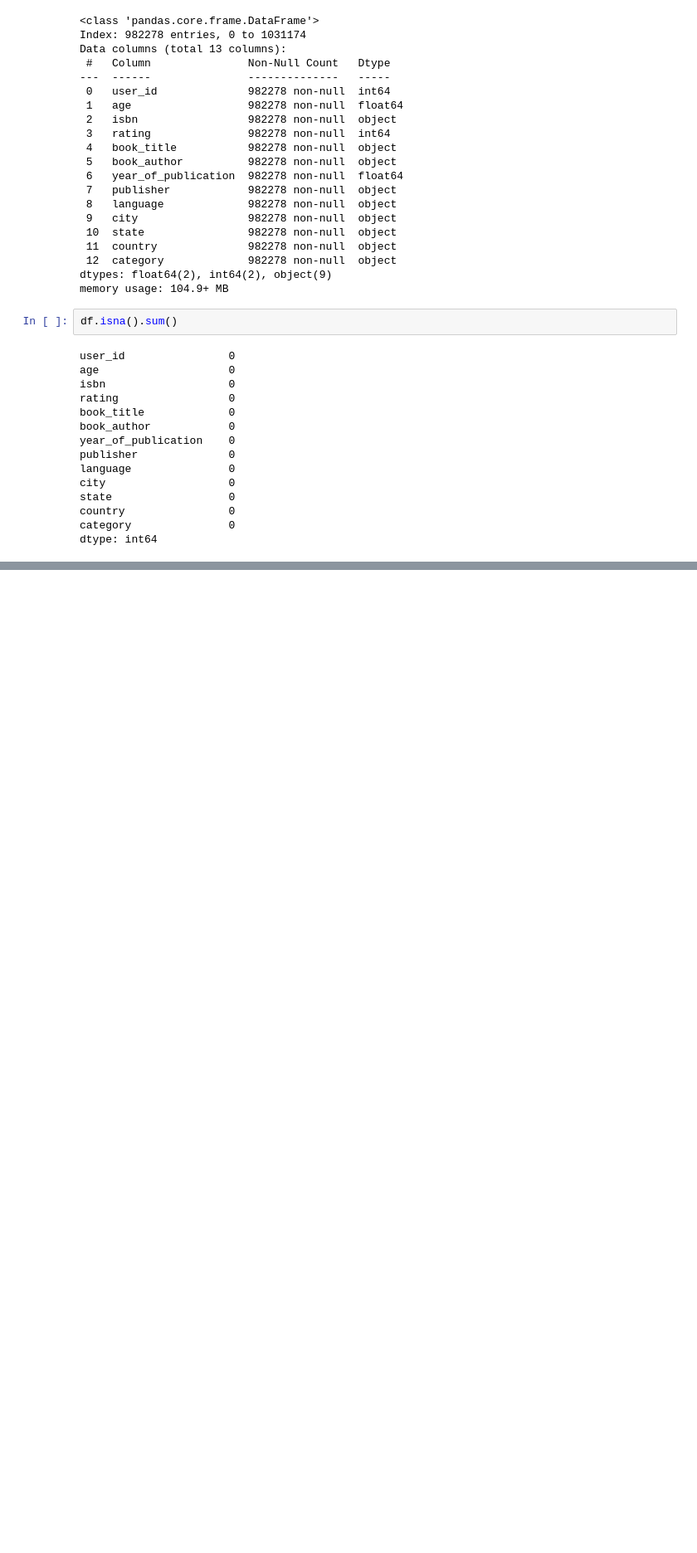
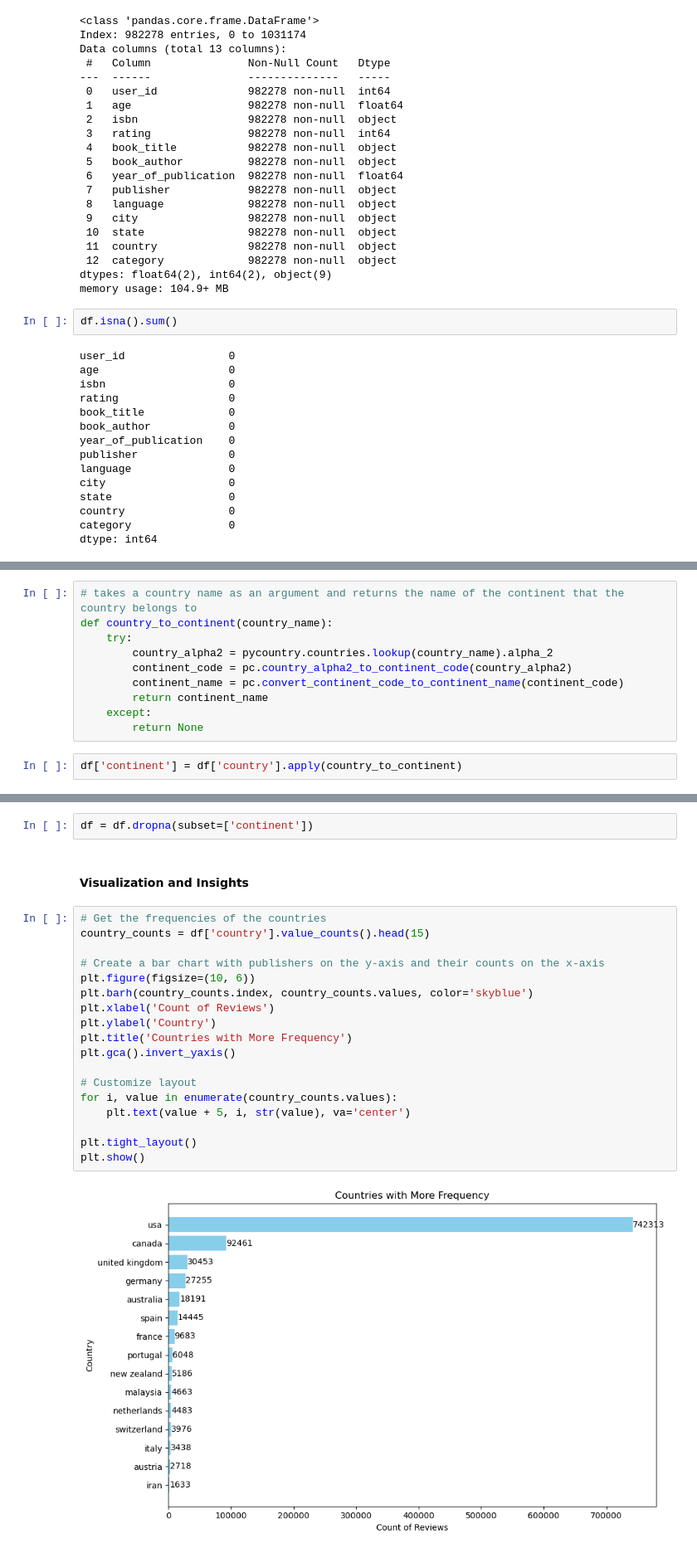
Before and after one commit to DiegoFA1/oct2024_capstone, a Jupyter notebook: notebooks/Preprocessing.ipynb, the cells around one changed output, grey strips where cells are left out. Shown at 83% size. Cells and saved outputs as stored; diff of their text form; blank space fills up the shorter version.

```diff
--- a/notebooks/Preprocessing.ipynb
+++ b/notebooks/Preprocessing.ipynb
@@ -66,0 +113,12 @@ As we can see, even though our data is clean, we are dealing with a large number
+# %%
+# takes a country name as an argument and returns the name of the continent that the country belongs to
+def country_to_continent(country_name):
+    try:
+        country_alpha2 = pycountry.countries.lookup(country_name).alpha_2
+        continent_code = pc.country_alpha2_to_continent_code(country_alpha2)
+        continent_name = pc.convert_continent_code_to_continent_name(continent_code)
+        return continent_name
+    except:
+        return None
+# %%
+df['continent'] = df['country'].apply(country_to_continent)
@@ -66,0 +142,24 @@ As we can see, even though our data is clean, we are dealing with a large number
+# %%
+df = df.dropna(subset=['continent'])
+# %% [markdown]
+#### Visualization and Insights
+# %%
+# Get the frequencies of the countries
+country_counts = df['country'].value_counts().head(15)
+
+# Create a bar chart with publishers on the y-axis and their counts on the x-axis
+plt.figure(figsize=(10, 6))
+plt.barh(country_counts.index, country_counts.values, color='skyblue')
+plt.xlabel('Count of Reviews')
+plt.ylabel('Country')
+plt.title('Countries with More Frequency')
+plt.gca().invert_yaxis()
+
+# Customize layout
+for i, value in enumerate(country_counts.values):
+    plt.text(value + 5, i, str(value), va='center')
+
+plt.tight_layout()
+plt.show()
+# %% [output]
+[figure, added]
```
Also changed, not shown: parts of 119 cells of this notebook, 4 other files.
